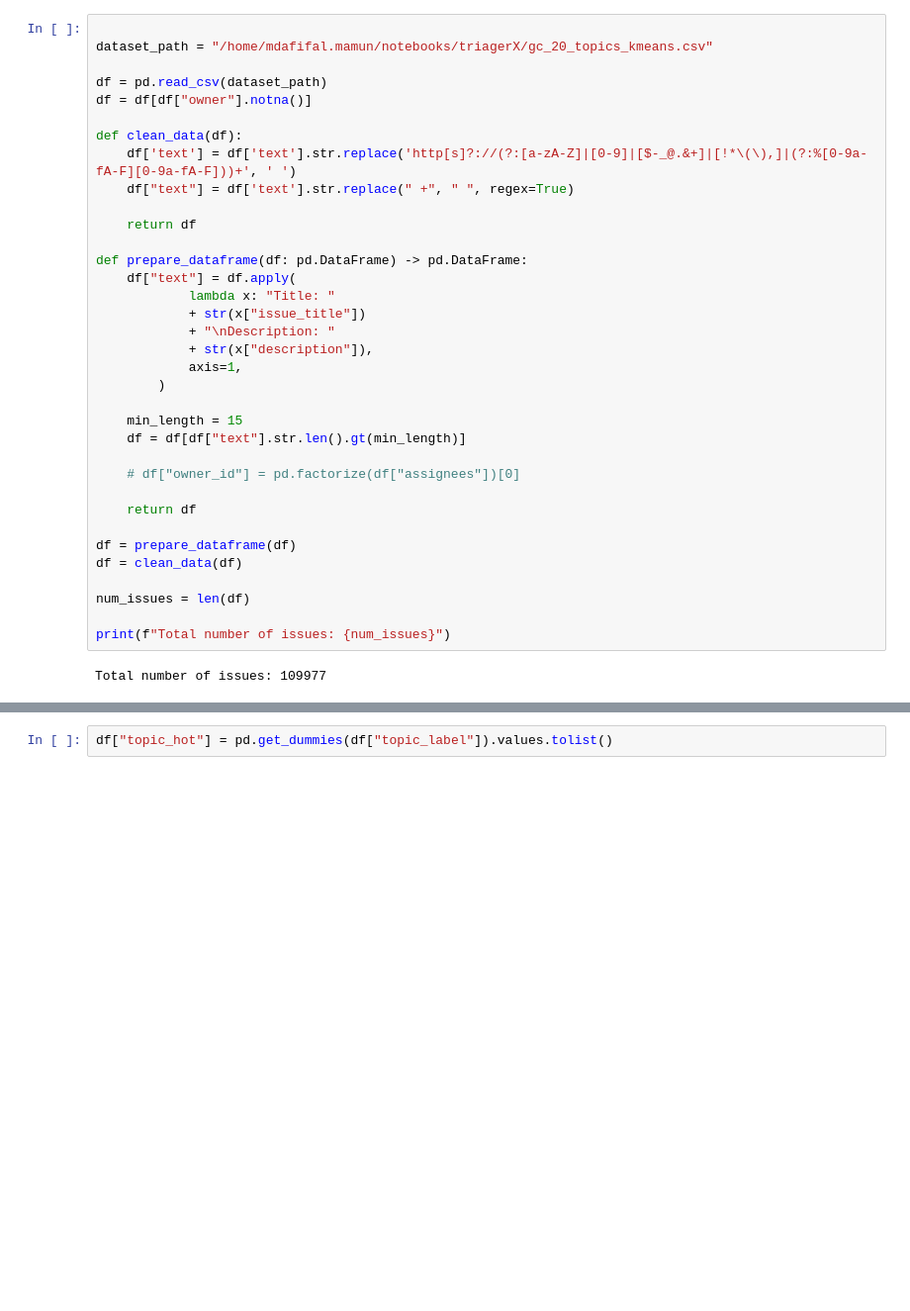
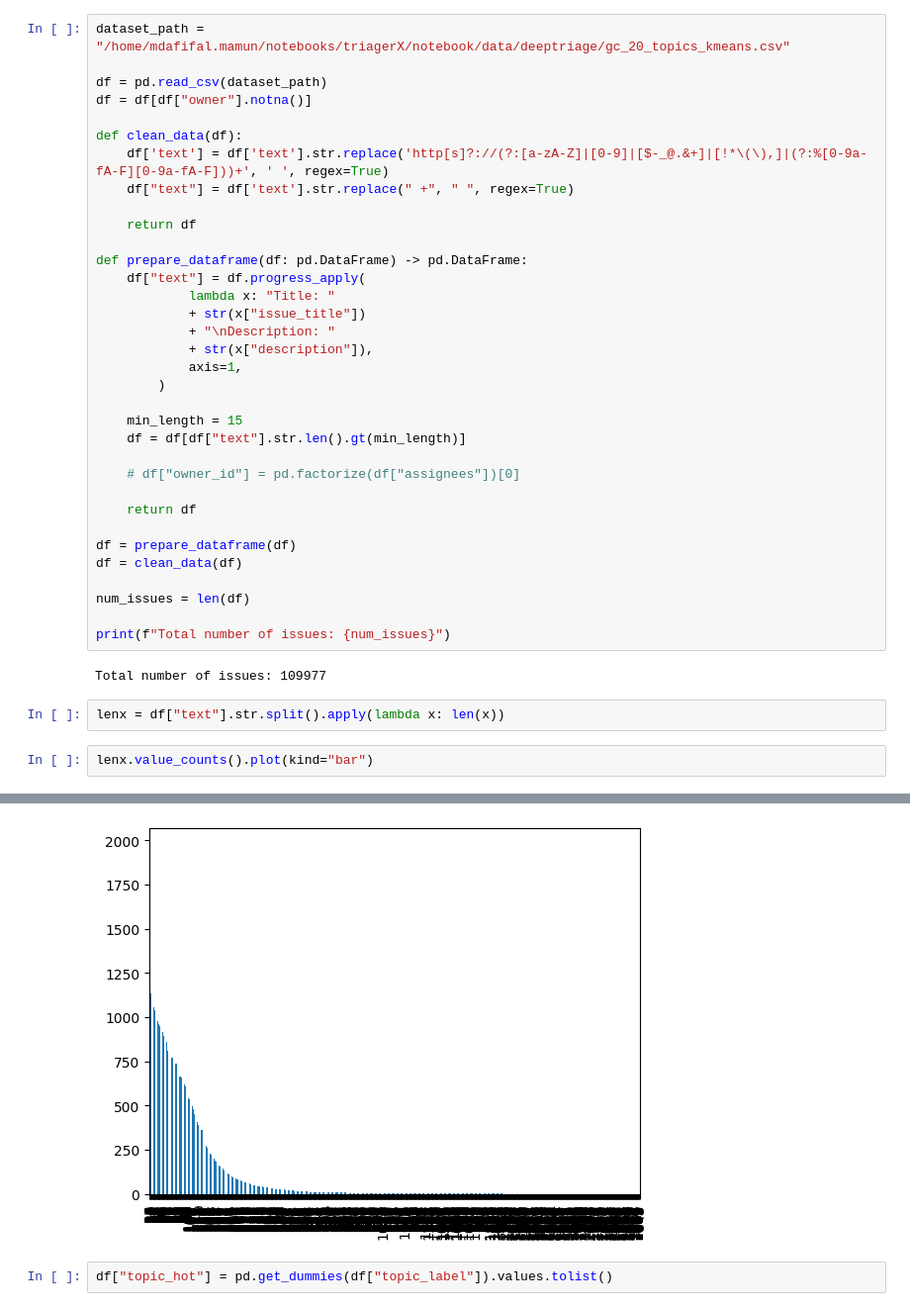
Before and after one commit to afifaniks/triagerX, a Jupyter notebook: notebook/ensemble_dt_deberta.ipynb, the cells around one changed output, grey strips where cells are left out. Shown at 99% size. Saved outputs shown, nothing was run; the diff lists cells and outputs as text; blank space fills up the shorter version.

```diff
--- a/notebook/ensemble_dt_deberta.ipynb
+++ b/notebook/ensemble_dt_deberta.ipynb
@@ -15,20 +18,19 @@ from triagerx.model.roberta_fcn import RobertaFCNClassifier
 from triagerx.trainer.model_trainer import ModelTrainer
 from triagerx.trainer.train_config import TrainConfig
 # %%
-
-dataset_path = "/home/mdafifal.mamun/notebooks/triagerX/gc_20_topics_kmeans.csv"
+dataset_path = "/home/mdafifal.mamun/notebooks/triagerX/notebook/data/deeptriage/gc_20_topics_kmeans.csv"
 
 df = pd.read_csv(dataset_path)
 df = df[df["owner"].notna()]
 
 def clean_data(df):
-    df['text'] = df['text'].str.replace('http[s]?://(?:[a-zA-Z]|[0-9]|[$-_@.&+]|[!*\(\),]|(?:%[0-9a-fA-F][0-9a-fA-F]))+', ' ')
+    df['text'] = df['text'].str.replace('http[s]?://(?:[a-zA-Z]|[0-9]|[$-_@.&+]|[!*\(\),]|(?:%[0-9a-fA-F][0-9a-fA-F]))+', ' ', regex=True)
     df["text"] = df['text'].str.replace(" +", " ", regex=True)
 
     return df
 
 def prepare_dataframe(df: pd.DataFrame) -> pd.DataFrame:
-    df["text"] = df.apply(
+    df["text"] = df.progress_apply(
             lambda x: "Title: "
             + str(x["issue_title"])
             + "\nDescription: "
@@ -51,3 +53,8 @@ num_issues = len(df)
 print(f"Total number of issues: {num_issues}")
 # %% [output]
 Total number of issues: 109977
+# %%
+lenx = df["text"].str.split().apply(lambda x: len(x))
+# %%
+lenx.value_counts().plot(kind="bar")
+# %% [output]
@@ -54,3 +62,4 @@ Total number of issues: 109977
+[figure, added]
 # %%
 df["topic_hot"] = pd.get_dummies(df["topic_label"]).values.tolist()
 # %%
```
Also changed, not shown: parts of 2 cells of this notebook.
